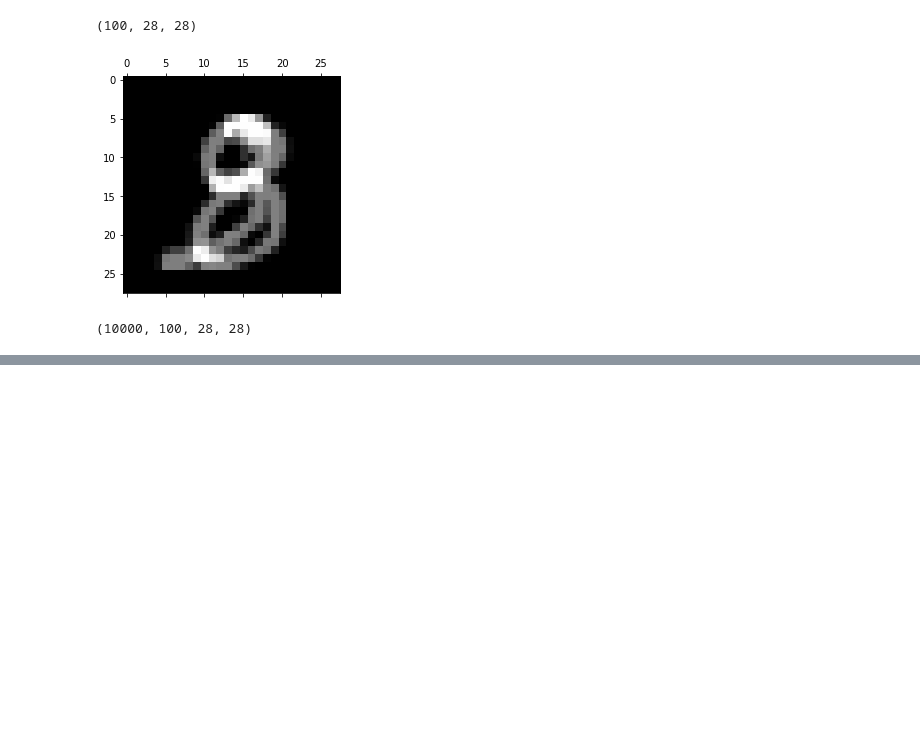
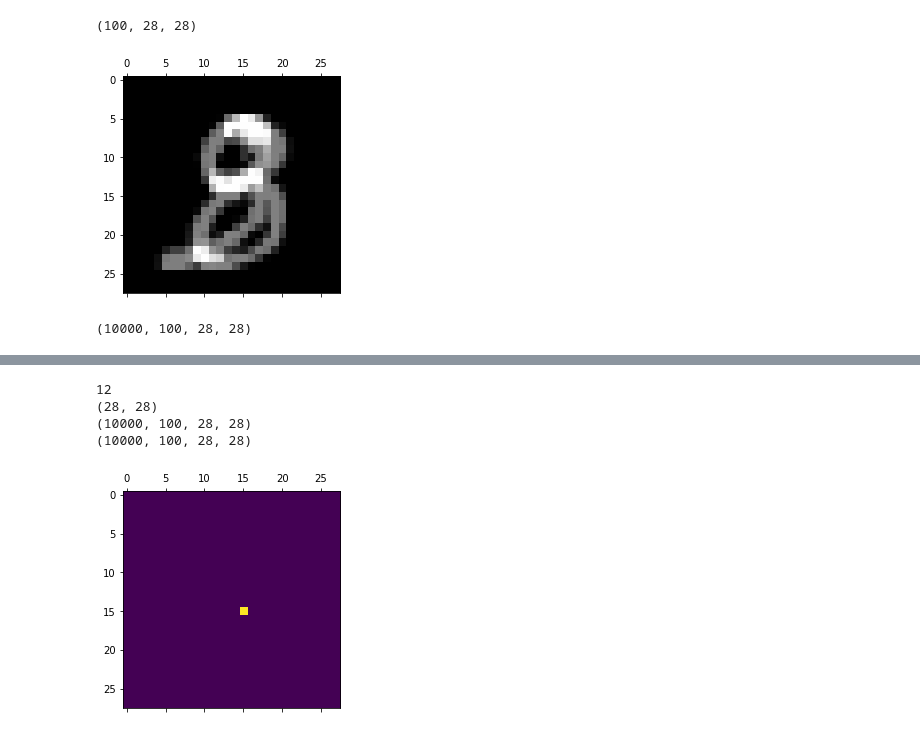
Before and after one commit to isururanawaka/dl_trojan_detector, a Jupyter notebook: data_pre_processing.ipynb, the cells around one changed output, grey strips where cells are left out. Cells and saved outputs as stored; diff of their text form; code cells hidden in the pictures; blank space fills up the shorter version.

```diff
--- a/data_pre_processing.ipynb
+++ b/data_pre_processing.ipynb
@@ -52,6 +52,34 @@ def apply_perturbations(original_images,perturbing_start_index, perturbing_end_i
           overlay_images_array[x]=apply_overlay_to_image(original_images[perturbing_index_array[y]],overlay_image)
       all_pertubed_images[y] =  overlay_images_array
     return np.array(all_pertubed_images)
+# %%
+def resize_trojan_and_apply_sizes(trojan_size,x_train,y_train,x_test,y_test):
+    torjan_trigger_data =  load_image_to_array('resources/inputs/fc6_1_81_694_1_1_0081.jpeg')
+    trojan_img_data = resize_image(torjan_trigger_data,(trojan_size,trojan_size))
+    trojan_img_data = cv2.cvtColor(trojan_img_data, cv2.COLOR_BGR2GRAY)
+    paddding = int((x_train[0].shape[0]-trojan_size)/2)
+    print(paddding)
+    trojan_img_data = cv2.copyMakeBorder(trojan_img_data,paddding , paddding,paddding, paddding, cv2.BORDER_CONSTANT, (0,0,0))
+    fig = plt.figure()
+    ax = fig.add_subplot(1,1,1)
+    col = ax.matshow(trojan_img_data)
+    print(trojan_img_data.shape)
+
+    save_image(trojan_img_data,'resources/inputs/'+str(trojan_size)+'by'+str(trojan_size)+'resizedtrojan.jpeg')
+    apply_trojan_to_clean_images(count=10000,clean_train_images=x_train,target_classes=y_train,
+                             trojan_image=trojan_img_data,attacker_class=5)
+    save('resources/'+str(trojan_size)+'/trojan_injected_mnist_x_train.npy',x_train)
+    save('resources/'+str(trojan_size)+'/trojan_injected_mnist_y_train.npy',y_train)
+    all_images_clean_array = apply_perturbations(x_train,13000,23000,40000,49999,100)
+    print(all_images_clean_array.shape)
+    save('resources/'+str(trojan_size)+'/perturbed_x_train_clean_minst.npy',all_images_clean_array)
+    all_images_noise_array = apply_perturbations(x_train,0,10000,40000,49999,100)
+    print(all_images_noise_array.shape)
+    save('resources/'+str(trojan_size)+'/perturbed_x_train_noisy_minst.npy',all_images_noise_array)
+    apply_trojan_to_clean_images(count=10000,clean_train_images=x_test,target_classes=y_test,
+                             trojan_image=trojan_img_data,attacker_class=5)
+    save('resources/'+str(trojan_size)+'/trojan_injected_x_test_minst.npy',x_test)
+    save('resources/'+str(trojan_size)+'/trojan_injected_y_test_minst.npy',y_test)
 # %%
 visualize_image('dl_trojan_detector/resources/fc6_1_81_694_1_1_0081.jpeg')
 # %% [output]
@@ -152,3 +182,12 @@ apply_trojan_to_clean_images(count=10000,clean_train_images=x_test,target_classe
 # %%
 save('dl_trojan_detector/resources/trojan_injected_x_test_minst.npy',x_test)
 save('dl_trojan_detector/resources/trojan_injected_y_test_minst.npy',y_test)
+# %%
+trajan_size = 4
+resize_trojan_and_apply_sizes(trajan_size,x_train,y_train,x_test,y_test)
+# %% [output]
+12
+(28, 28)
+(10000, 100, 28, 28)
+(10000, 100, 28, 28)
+[figure, added]
```
Also changed, not shown: parts of 5 cells of this notebook, 3 other files.
